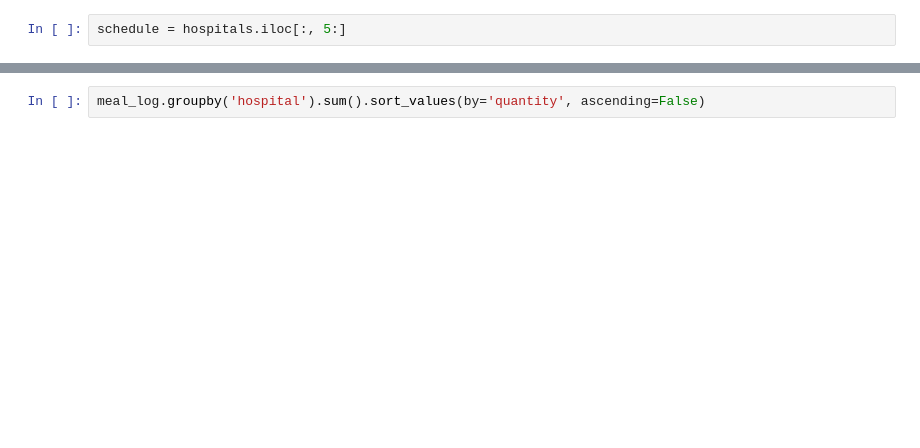
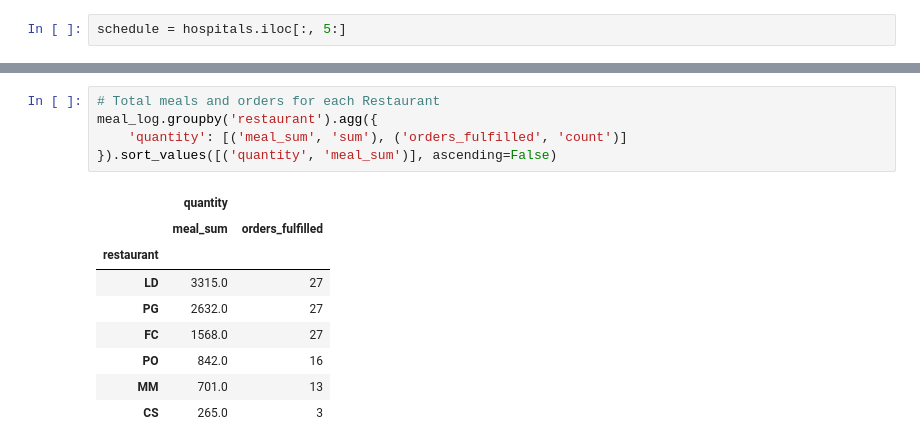
Before and after one commit to wilkesybear/otp-scheduler, a Jupyter notebook: src/notebooks/Sandbox.ipynb, the cells around one changed output, grey strips where cells are left out. Drawn from its saved outputs; the diff is of its cells as text; blank space fills up the shorter version.

```diff
--- a/src/notebooks/Sandbox.ipynb
+++ b/src/notebooks/Sandbox.ipynb
@@ -51,2 +310,15 @@ meal_log.groupby('restaurant').sum().sort_values(by='quantity', ascending=False)
-# %%
-meal_log.groupby('hospital').sum().sort_values(by='quantity', ascending=False)
+# %%
+# Total meals and orders for each Restaurant
+meal_log.groupby('restaurant').agg({
+    'quantity': [('meal_sum', 'sum'), ('orders_fulfilled', 'count')]
+}).sort_values([('quantity', 'meal_sum')], ascending=False)
+# %% [output]
+|  | quantity |  |
+|  | meal_sum | orders_fulfilled |
+| restaurant |  |  |
+| LD | 3315.0 | 27 |
+| PG | 2632.0 | 27 |
+| FC | 1568.0 | 27 |
+| PO | 842.0 | 16 |
+| MM | 701.0 | 13 |
+| CS | 265.0 | 3 |
```
Also changed, not shown: parts of 33 cells of this notebook, 5 other files.
